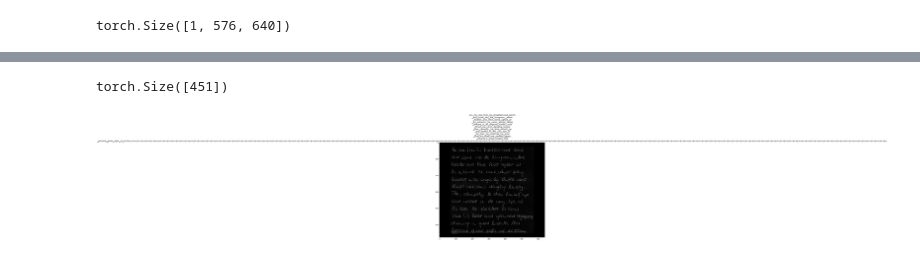
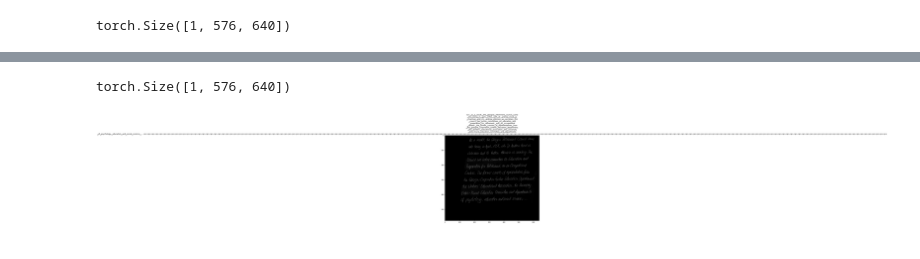
Before and after one commit to aktersnurra/text-recognizer, a Jupyter notebook: notebooks/03-look-at-iam-paragraphs.ipynb, the cells around one changed output, grey strips where cells are left out. Saved outputs shown, nothing was run; the diff lists cells and outputs as text; code cells hidden in the pictures.

```diff
--- a/notebooks/03-look-at-iam-paragraphs.ipynb
+++ b/notebooks/03-look-at-iam-paragraphs.ipynb
@@ -88,10 +96,10 @@ len(y)
 # %%
-y.shape
+x.shape
 # %% [output]
-torch.Size([451])
+torch.Size([1, 576, 640])
 # %%
-_plot(x[0, 0], vmax=1, title=dataset.mapping.get_text(y[0]))
+_plot(x[0], vmax=1, title=dataset.mapping.get_text(y))
 # %% [output]
-[figure, old version]
+[figure, new version]
 # %%
 _plot(x[0, 0], vmax=1, title=convert_y_label_to_string(y[0], dataset.mapping))
```
Also changed, not shown: parts of 7 cells of this notebook, 36 other files.
